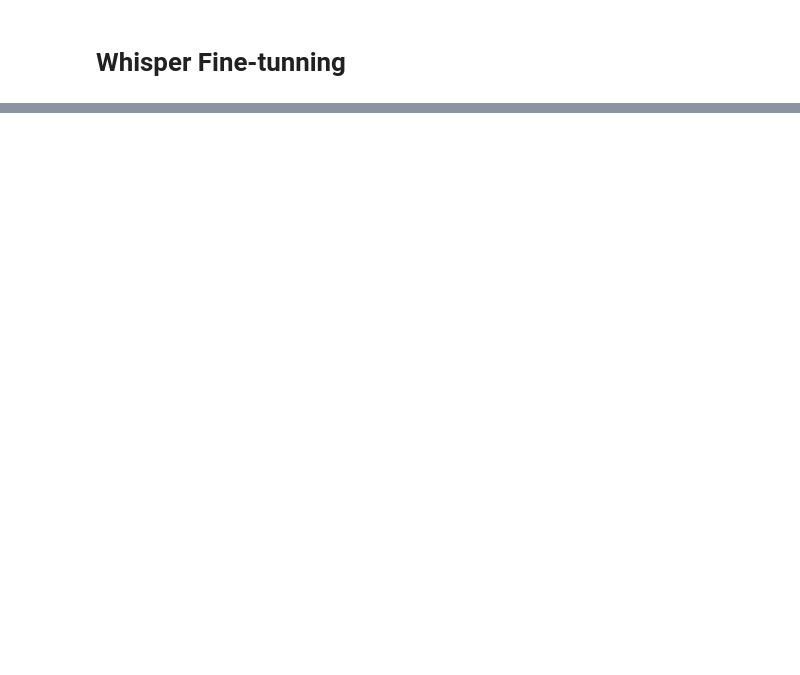
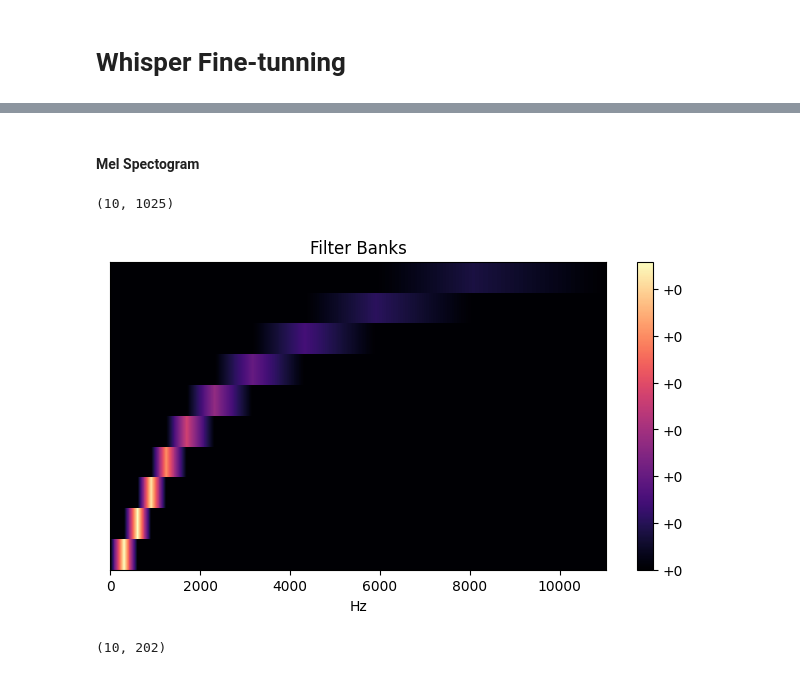
Before and after one commit to rdemarqui/data_science_basico, a Jupyter notebook: Whisper_Fine_tunning_Portuguese.ipynb, the cells around one changed output, grey strips where cells are left out. Saved outputs shown, nothing was run; the diff lists cells and outputs as text; code cells hidden in the pictures; blank space fills up the shorter version.

```diff
--- a/Whisper_Fine_tunning_Portuguese.ipynb
+++ b/Whisper_Fine_tunning_Portuguese.ipynb
@@ -19,0 +44,6 @@
+# %%
+# Download test dataset
+common_voice = DatasetDict()
+common_voice["test"] = load_dataset("mozilla-foundation/common_voice_13_0", "pt", split="test")
+common_voice = common_voice.remove_columns(["accent", "age", "client_id", "down_votes", "gender", "locale", "path", "segment", "up_votes"])
+print(common_voice)
@@ -19,0 +60,6 @@
+# %%
+# Play audio
+audio_path = common_voice["test"][90]['audio']['path']
+
+print(common_voice["test"][90]['sentence'], '\n')
+Audio(audio_path)
@@ -19,0 +69,2 @@
+# %% [markdown]
+#### Mel Spectogram
@@ -19,0 +75,29 @@
+# %%
+# Load audiofiles with librosa
+audio, sampling_rate = librosa.load(audio_path)
+# %%
+# Get mel filter banks
+filter_banks = librosa.filters.mel(n_fft=2048, sr=22050, n_mels=10)
+filter_banks.shape
+# %% [output]
+(10, 1025)
+# %%
+# Visualize mel filter banks
+plt.figure(figsize=(8,4))
+librosa.display.specshow(filter_banks,
+                         sr=sampling_rate,
+                         x_axis='linear')
+plt.colorbar(format="%+2.f")
+plt.title("Filter Banks")
+plt.show()
+# %% [output]
+[figure, added]
+# %%
+# Get mel spectogram from file
+mel_spectrogram = librosa.feature.melspectrogram(y=audio, sr=sampling_rate,
+                                                 n_fft=2048, hop_length=512,
+                                                 n_mels=10)
+
+mel_spectrogram.shape
+# %% [output]
+(10, 202)
```
Also changed, not shown: parts of 22 cells of this notebook.
